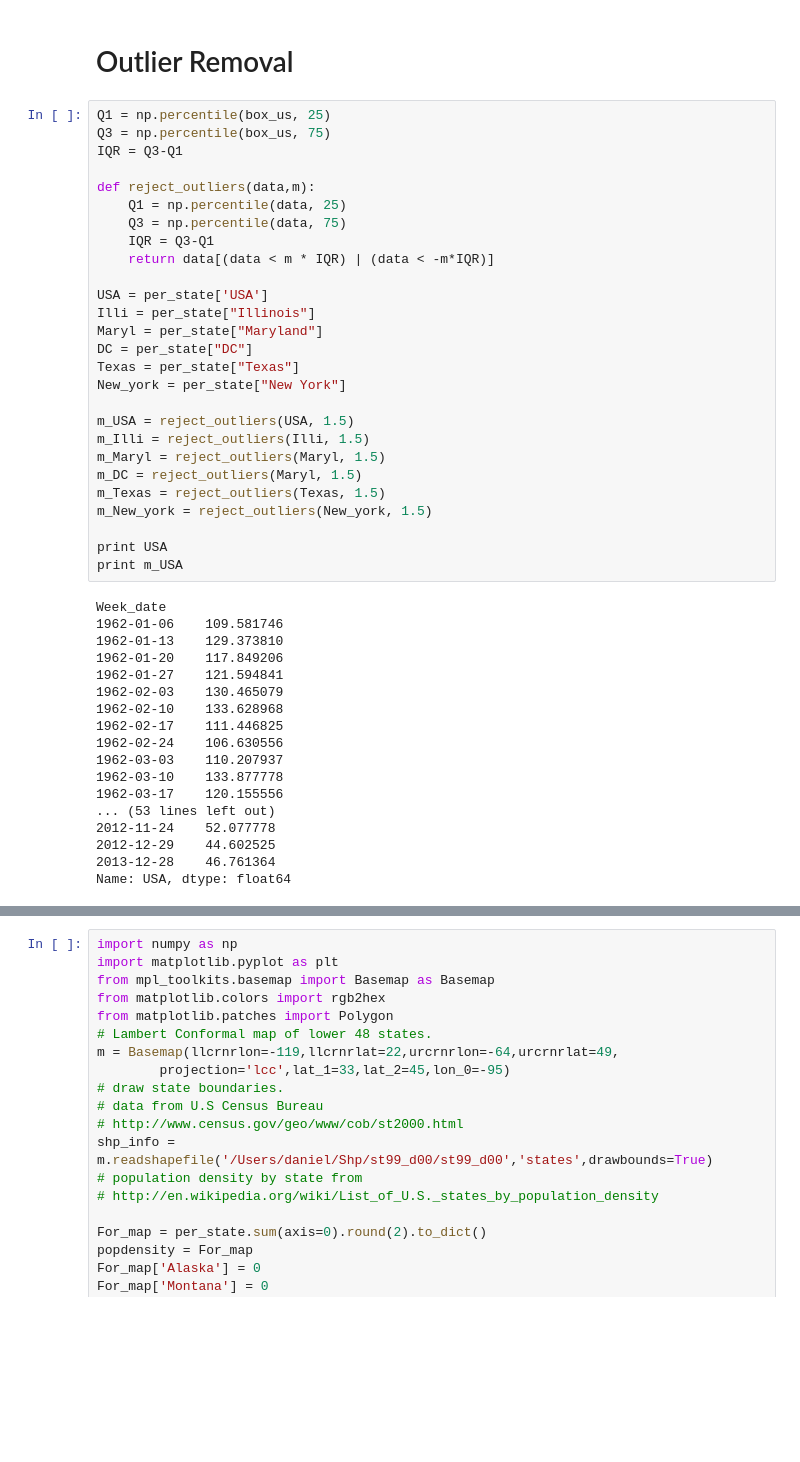
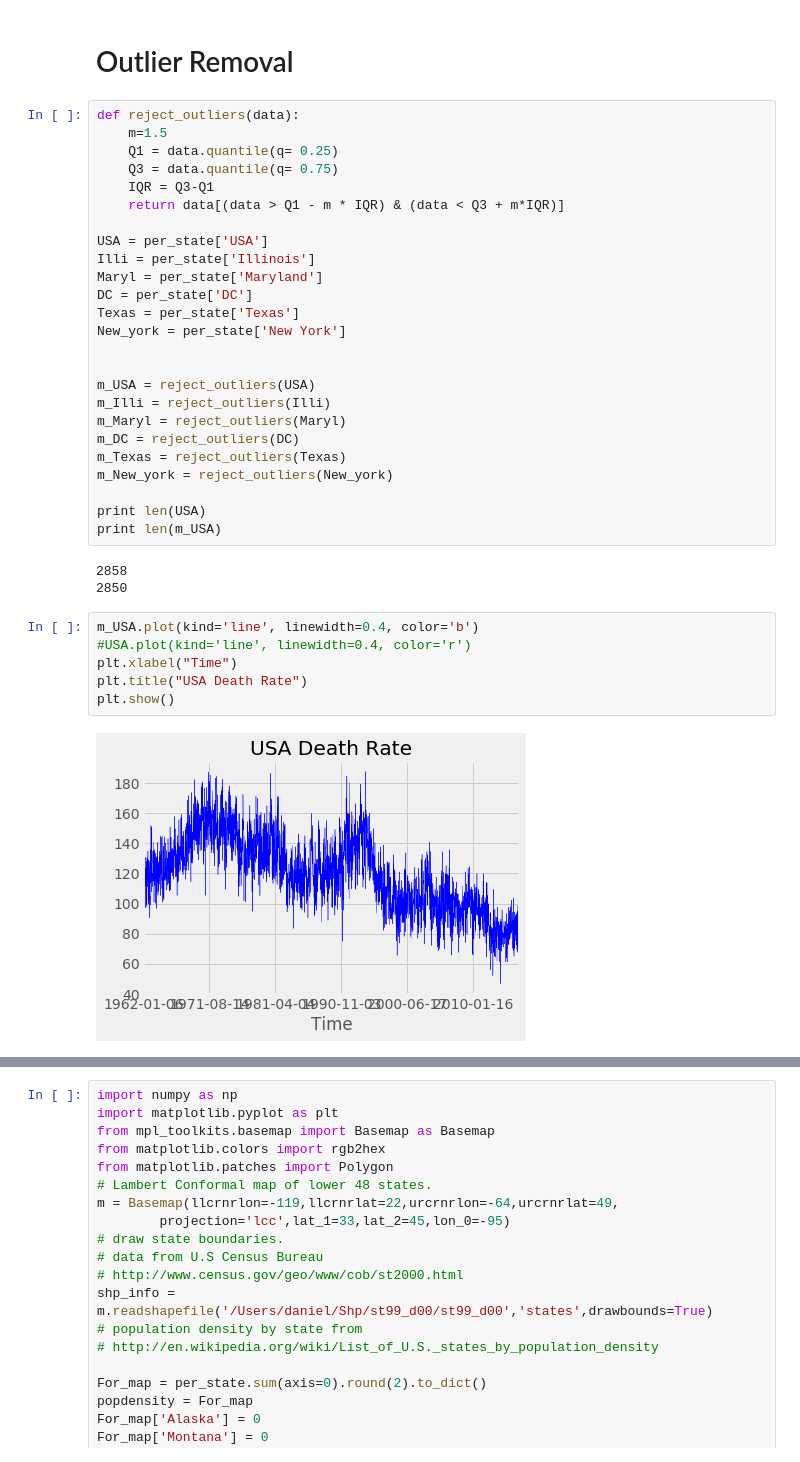
Before and after one commit to Ceolium/Statistics, a Jupyter notebook: Probabilities and Statistics.ipynb, the cells around one changed output, grey strips where cells are left out. Cells and saved outputs as stored; diff of their text form; blank space fills up the shorter version.

```diff
--- a/Probabilities and Statistics.ipynb
+++ b/Probabilities and Statistics.ipynb
@@ -28,48 +28,39 @@ plt.show()
 # %% [markdown]
 # Outlier Removal
 # %%
-Q1 = np.percentile(box_us, 25)
-Q3 = np.percentile(box_us, 75)
-IQR = Q3-Q1
-
-def reject_outliers(data,m):
-    Q1 = np.percentile(data, 25)
-    Q3 = np.percentile(data, 75)
+def reject_outliers(data):
+    m=1.5
+    Q1 = data.quantile(q= 0.25)
+    Q3 = data.quantile(q= 0.75)
     IQR = Q3-Q1
-    return data[(data < m * IQR) | (data < -m*IQR)]
+    return data[(data > Q1 - m * IQR) & (data < Q3 + m*IQR)]
 
 USA = per_state['USA']
-Illi = per_state["Illinois"]
-Maryl = per_state["Maryland"]
-DC = per_state["DC"]
-Texas = per_state["Texas"]
-New_york = per_state["New York"]
+Illi = per_state['Illinois']
+Maryl = per_state['Maryland']
+DC = per_state['DC']
+Texas = per_state['Texas']
+New_york = per_state['New York']
 
-m_USA = reject_outliers(USA, 1.5)
-m_Illi = reject_outliers(Illi, 1.5)
-m_Maryl = reject_outliers(Maryl, 1.5)
-m_DC = reject_outliers(Maryl, 1.5)
-m_Texas = reject_outliers(Texas, 1.5)
-m_New_york = reject_outliers(New_york, 1.5)
 
-print USA
-print m_USA
+m_USA = reject_outliers(USA)
+m_Illi = reject_outliers(Illi)
+m_Maryl = reject_outliers(Maryl)
+m_DC = reject_outliers(DC)
+m_Texas = reject_outliers(Texas)
+m_New_york = reject_outliers(New_york)
+
+print len(USA)
+print len(m_USA)
 # %% [output]
-Week_date
-1962-01-06    109.581746
-1962-01-13    129.373810
-1962-01-20    117.849206
-1962-01-27    121.594841
-1962-02-03    130.465079
-1962-02-10    133.628968
-1962-02-17    111.446825
-1962-02-24    106.630556
-1962-03-03    110.207937
-1962-03-10    133.877778
-1962-03-17    120.155556
-... (53 lines left out)
-2012-11-24    52.077778
-2012-12-29    44.602525
-2013-12-28    46.761364
-Name: USA, dtype: float64
+2858
+2850
+# %%
+m_USA.plot(kind='line', linewidth=0.4, color='b')
+#USA.plot(kind='line', linewidth=0.4, color='r')
+plt.xlabel("Time")
+plt.title("USA Death Rate")
+plt.show()
+# %% [output]
+[figure, added]
 # %%
```
Also changed, not shown: parts of 6 cells of this notebook.
